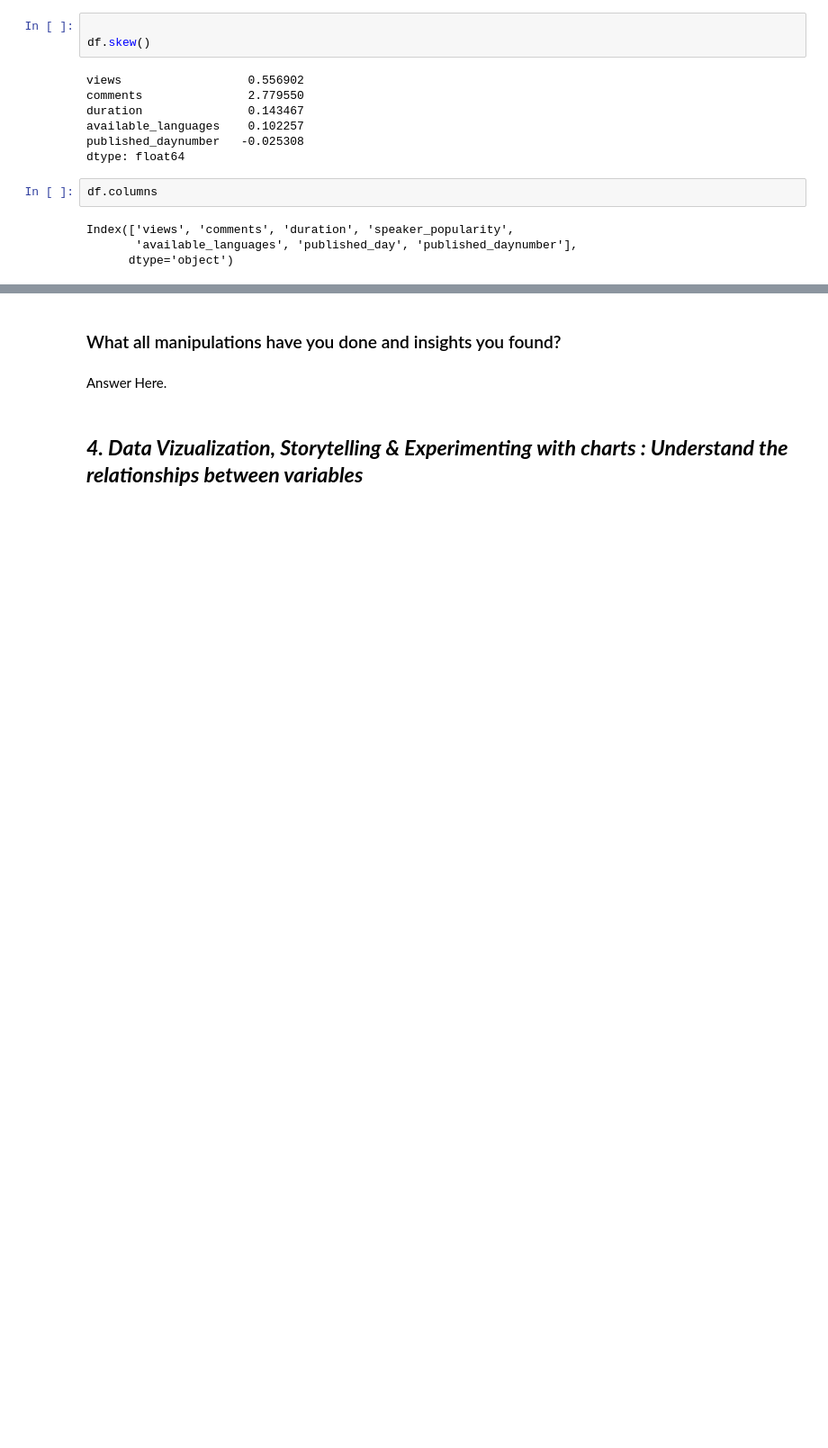
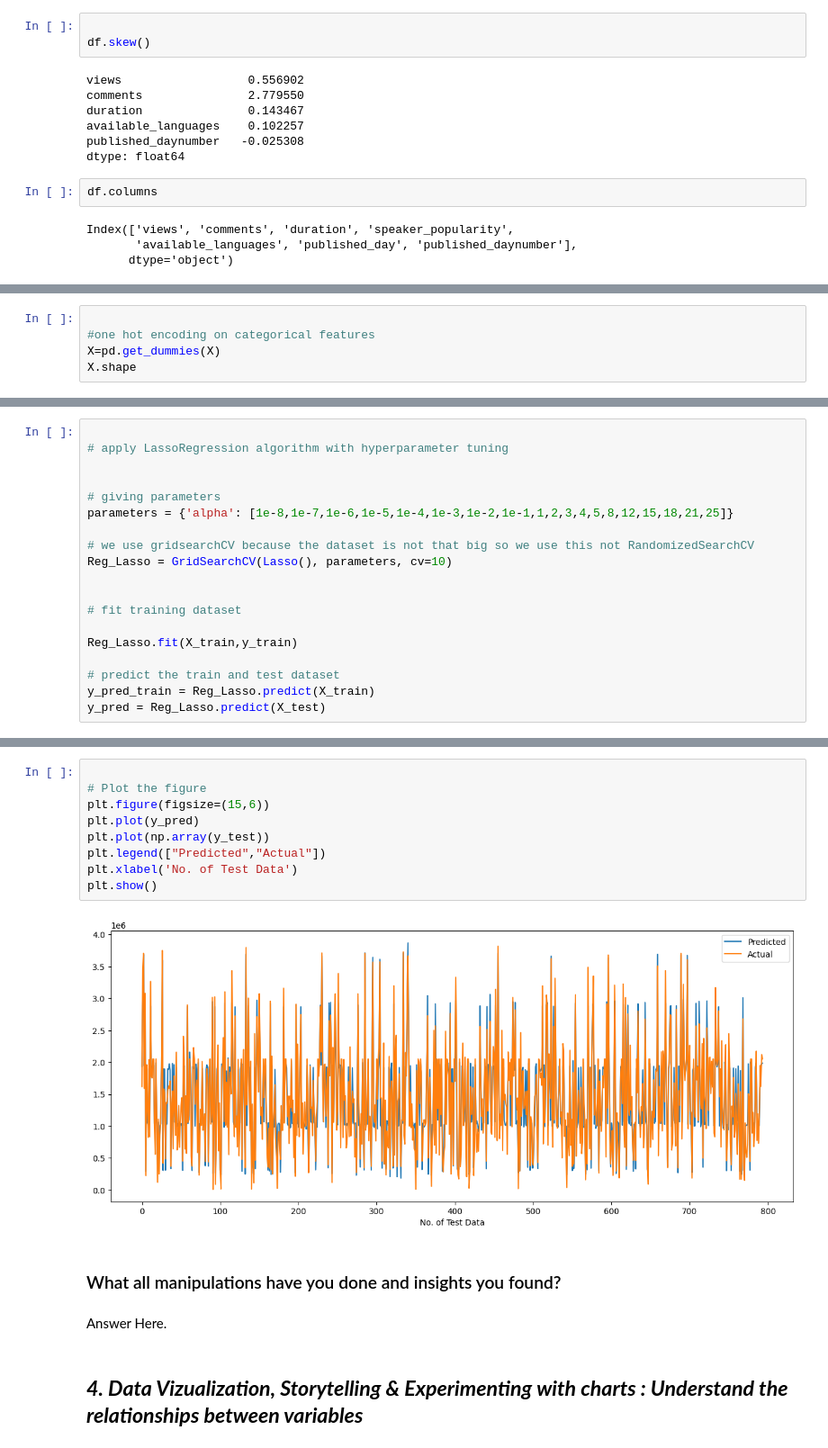
Before and after one commit to Aman811630/TED-talks-views-Prediction--ML-project, a Jupyter notebook: Aman_Singh_ML_project_on_TED_talks_views_prediction_.ipynb, the cells around one changed output, grey strips where cells are left out. Shown at 90% size. Cells and saved outputs as stored; diff of their text form; blank space fills up the shorter version.

```diff
--- a/Aman_Singh_ML_project_on_TED_talks_views_prediction_.ipynb
+++ b/Aman_Singh_ML_project_on_TED_talks_views_prediction_.ipynb
@@ -1222,0 +1328,5 @@ memory usage: 447.5 KB
+# %%
+
+#one hot encoding on categorical features
+X=pd.get_dummies(X)
+X.shape
@@ -1222,0 +1552,19 @@ memory usage: 447.5 KB
+# %%
+
+# apply LassoRegression algorithm with hyperparameter tuning
+
+
+# giving parameters
+parameters = {'alpha': [1e-8,1e-7,1e-6,1e-5,1e-4,1e-3,1e-2,1e-1,1,2,3,4,5,8,12,15,18,21,25]}
+
+# we use gridsearchCV because the dataset is not that big so we use this not RandomizedSearchCV
+Reg_Lasso = GridSearchCV(Lasso(), parameters, cv=10)
+
+
+# fit training dataset
+
+Reg_Lasso.fit(X_train,y_train)
+
+# predict the train and test dataset
+y_pred_train = Reg_Lasso.predict(X_train)
+y_pred = Reg_Lasso.predict(X_test)
@@ -1223,3 +1614,14 @@ memory usage: 447.5 KB
+# %%
+
+# Plot the figure
+plt.figure(figsize=(15,6))
+plt.plot(y_pred)
+plt.plot(np.array(y_test))
+plt.legend(["Predicted","Actual"])
+plt.xlabel('No. of Test Data')
+plt.show()
+# %% [output]
+[figure, added]
 # %% [markdown]
 ### What all manipulations have you done and insights you found?
 # %% [markdown]
```
Also changed, not shown: parts of 62 cells of this notebook.
